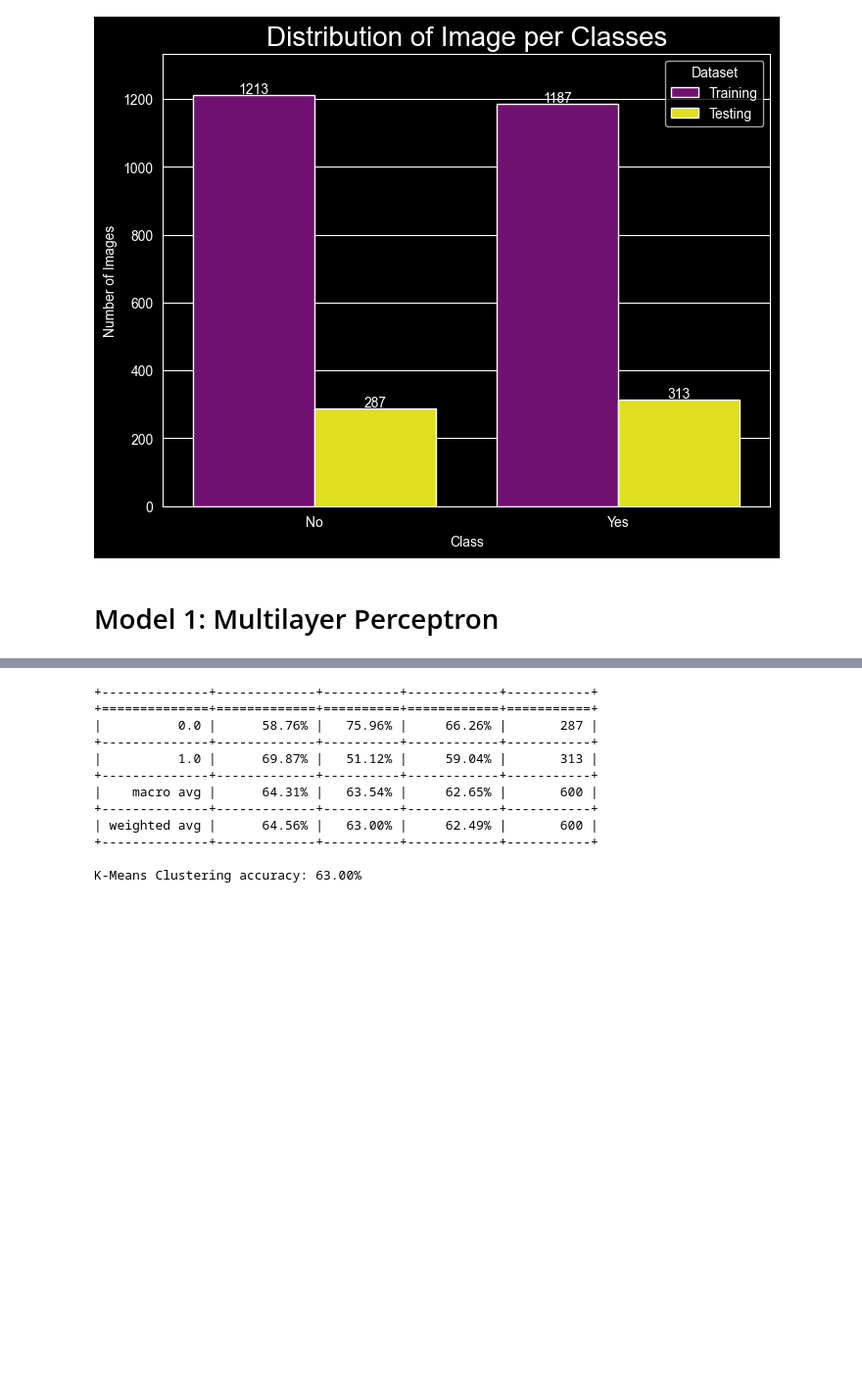
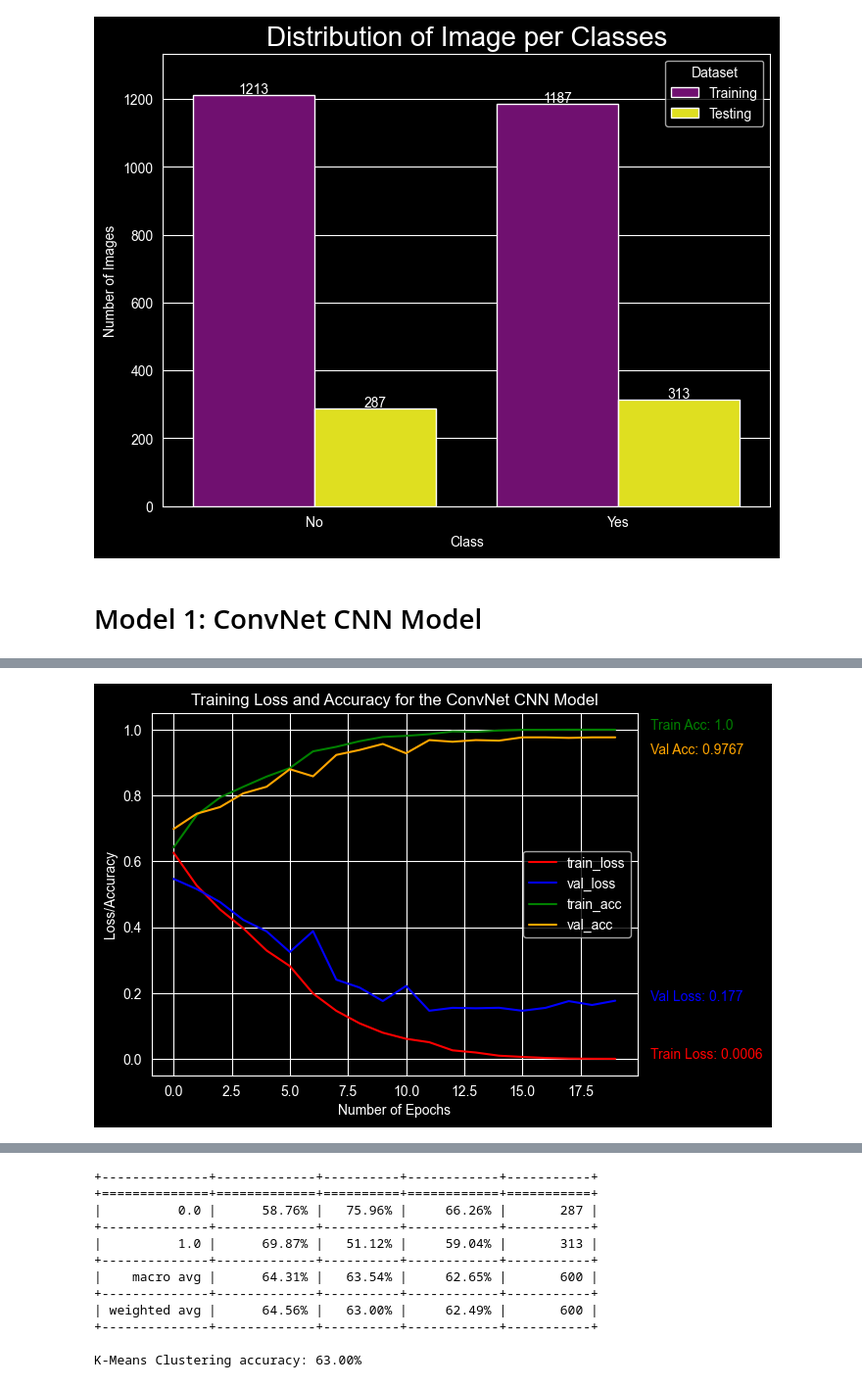
Before and after one commit to AliZ786/COMP-478, a Jupyter notebook: COMP478_Project.ipynb, the cells around one changed output, grey strips where cells are left out. Shown at 98% size. Saved outputs shown, nothing was run; the diff lists cells and outputs as text; code cells hidden in the pictures; blank space fills up the shorter version.

```diff
--- a/COMP478_Project.ipynb
+++ b/COMP478_Project.ipynb
@@ -142,7 +142,7 @@ plt.show()
 # %% [output]
 [figure]
 # %% [markdown]
-# Model 1: Multilayer Perceptron
+# Model 1: ConvNet CNN Model
 # %%
 
 # Load and normalize the images
@@ -185,3 +185,31 @@ Epoch 19/20
 75/75 [==============================] - 36s 479ms/step - loss: 7.8534e-04 - accuracy: 1.0000 - val_loss: 0.1640 - val_accuracy: 0.9767
 Epoch 20/20
 75/75 [==============================] - 36s 481ms/step - loss: 6.2377e-04 - accuracy: 1.0000 - val_loss: 0.1770 - val_accuracy: 0.9767
+# %%
+# plot the training loss and accuracy with dark background and dark plot
+plt.style.use("dark_background")
+fig = plt.figure(facecolor='black')
+plt.plot(history.history["loss"], color='red', label="train_loss")
+plt.plot(history.history["val_loss"], color='blue', label="val_loss")
+plt.plot(history.history["accuracy"], color='green', label="train_acc")
+plt.plot(history.history["val_accuracy"], color='orange', label="val_acc")
+plt.title("Training Loss and Accuracy for the ConvNet CNN Model", color='white')
+plt.xlabel("Number of Epochs", color='white')
+plt.ylabel("Loss/Accuracy", color='white')
+plt.legend(loc="center right")
+
+# Get final training and validation loss/accuracy values
+train_loss_final = round(history.history["loss"][-1], 4)
+val_loss_final = round(history.history["val_loss"][-1], 4)
+train_acc_final = round(history.history["accuracy"][-1], 4)
+val_acc_final = round(history.history["val_accuracy"][-1], 4)
+
+# Add final values to the plot
+plt.text(len(history.history["loss"])+0.5, train_loss_final, f'Train Loss: {train_loss_final}', fontsize=10, color='red')
+plt.text(len(history.history["val_loss"]) +0.5, val_loss_final, f'Val Loss: {val_loss_final}', fontsize=10, color='blue')
+plt.text(len(history.history["accuracy"]) +0.5, train_acc_final, f'Train Acc: {train_acc_final}', fontsize=10, color='green')
+plt.text(len(history.history["val_accuracy"])+0.5, val_acc_final-0.05, f'Val Acc: {val_acc_final}', fontsize=10, color='orange')
+
+plt.show()
+# %% [output]
+[figure, added]
```
Also changed, not shown: parts of 5 cells of this notebook.
